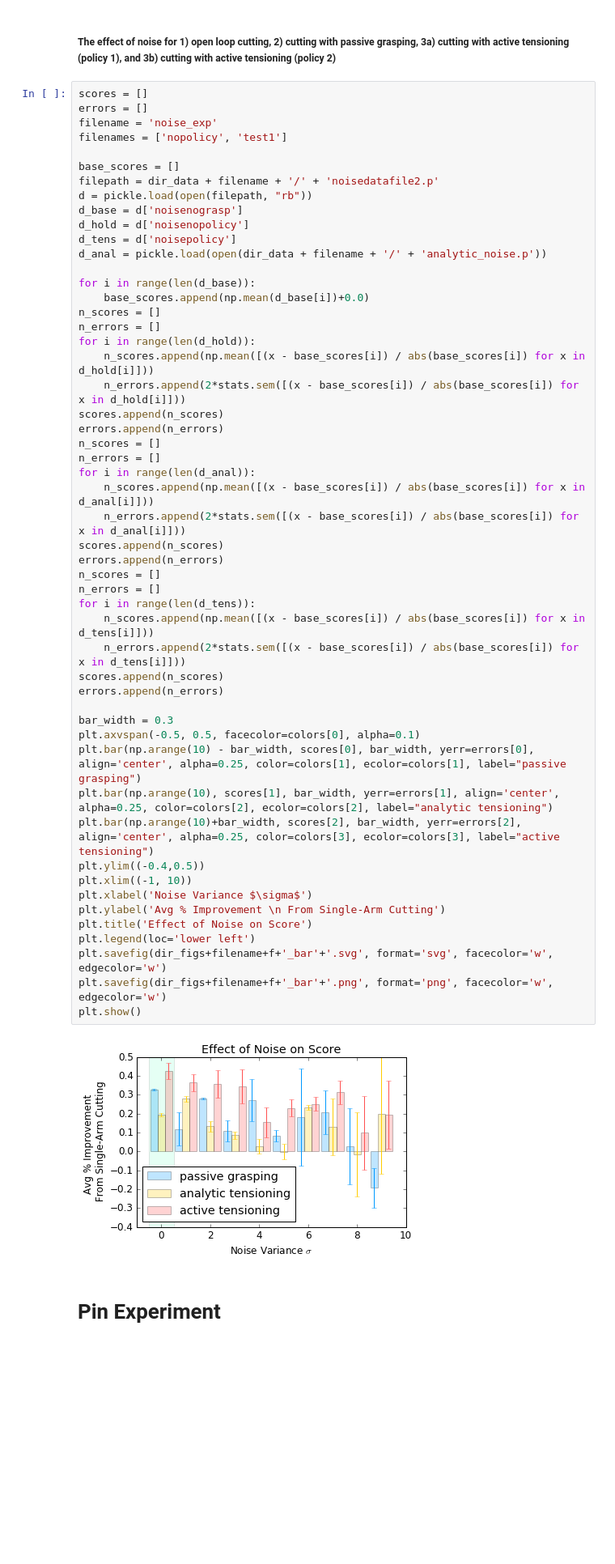
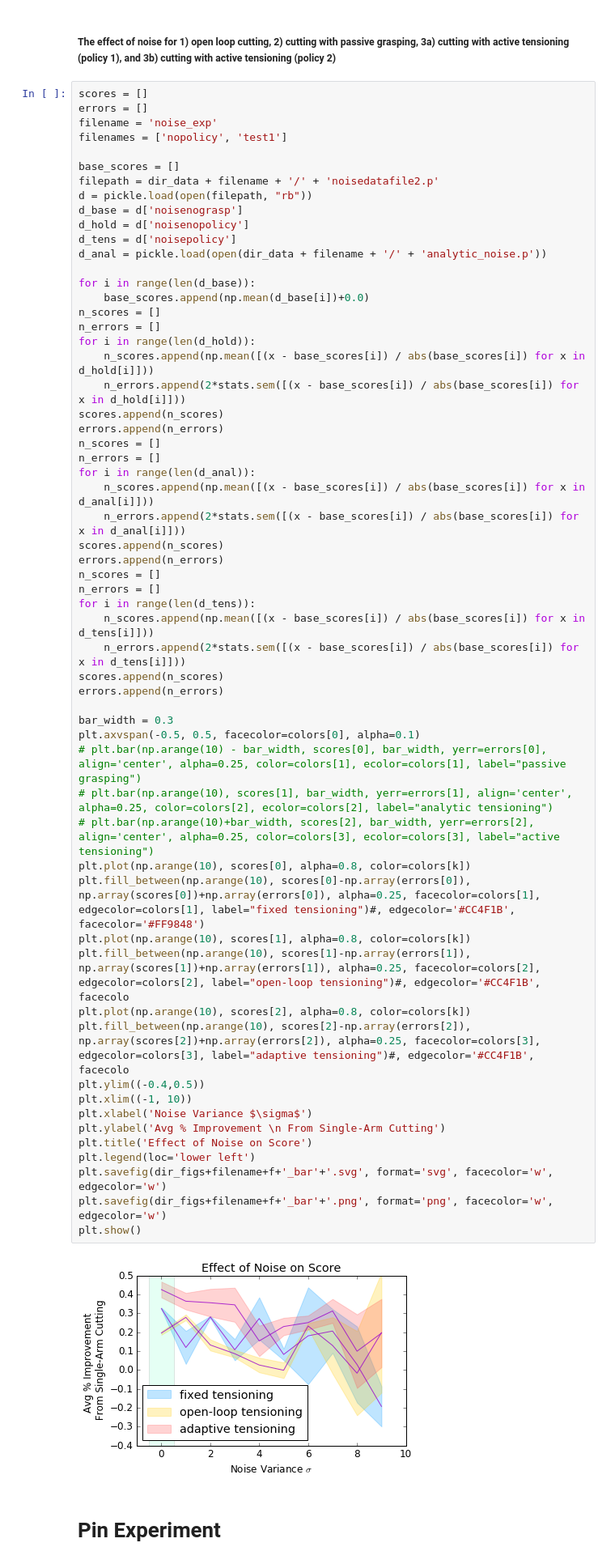
Before and after one commit to BerkeleyAutomation/cloth_simulation, a Jupyter notebook: Figures.ipynb, the cells around one changed output. Shown: that part at 81% size. Saved outputs shown, nothing was run; the diff lists cells and outputs as text; blank space fills up the shorter version.

Commit message:
Adding figures

```diff
--- a/Figures.ipynb
+++ b/Figures.ipynb
@@ -342,37 +342,43 @@ for i in range(len(d_hold)):
     n_errors.append(2*stats.sem([(x - base_scores[i]) / abs(base_scores[i]) for x in d_hold[i]]))
 scores.append(n_scores)
 errors.append(n_errors)
 n_scores = []
 n_errors = []
 for i in range(len(d_anal)):
     n_scores.append(np.mean([(x - base_scores[i]) / abs(base_scores[i]) for x in d_anal[i]]))
     n_errors.append(2*stats.sem([(x - base_scores[i]) / abs(base_scores[i]) for x in d_anal[i]]))
 scores.append(n_scores)
 errors.append(n_errors)
 n_scores = []
 n_errors = []
 for i in range(len(d_tens)):
     n_scores.append(np.mean([(x - base_scores[i]) / abs(base_scores[i]) for x in d_tens[i]]))
     n_errors.append(2*stats.sem([(x - base_scores[i]) / abs(base_scores[i]) for x in d_tens[i]]))
 scores.append(n_scores)
 errors.append(n_errors)
 
 bar_width = 0.3
 plt.axvspan(-0.5, 0.5, facecolor=colors[0], alpha=0.1)
-plt.bar(np.arange(10) - bar_width, scores[0], bar_width, yerr=errors[0], align='center', alpha=0.25, color=colors[1], ecolor=colors[1], label="passive grasping")
-plt.bar(np.arange(10), scores[1], bar_width, yerr=errors[1], align='center', alpha=0.25, color=colors[2], ecolor=colors[2], label="analytic tensioning")
-plt.bar(np.arange(10)+bar_width, scores[2], bar_width, yerr=errors[2], align='center', alpha=0.25, color=colors[3], ecolor=colors[3], label="active tensioning")
+# plt.bar(np.arange(10) - bar_width, scores[0], bar_width, yerr=errors[0], align='center', alpha=0.25, color=colors[1], ecolor=colors[1], label="passive grasping")
+# plt.bar(np.arange(10), scores[1], bar_width, yerr=errors[1], align='center', alpha=0.25, color=colors[2], ecolor=colors[2], label="analytic tensioning")
+# plt.bar(np.arange(10)+bar_width, scores[2], bar_width, yerr=errors[2], align='center', alpha=0.25, color=colors[3], ecolor=colors[3], label="active tensioning")
+plt.plot(np.arange(10), scores[0], alpha=0.8, color=colors[k])
+plt.fill_between(np.arange(10), scores[0]-np.array(errors[0]), np.array(scores[0])+np.array(errors[0]), alpha=0.25, facecolor=colors[1], edgecolor=colors[1], label="fixed tensioning")#, edgecolor='#CC4F1B', facecolor='#FF9848')
+plt.plot(np.arange(10), scores[1], alpha=0.8, color=colors[k])
+plt.fill_between(np.arange(10), scores[1]-np.array(errors[1]), np.array(scores[1])+np.array(errors[1]), alpha=0.25, facecolor=colors[2], edgecolor=colors[2], label="open-loop tensioning")#, edgecolor='#CC4F1B', facecolo
+plt.plot(np.arange(10), scores[2], alpha=0.8, color=colors[k])
+plt.fill_between(np.arange(10), scores[2]-np.array(errors[2]), np.array(scores[2])+np.array(errors[2]), alpha=0.25, facecolor=colors[3], edgecolor=colors[3], label="adaptive tensioning")#, edgecolor='#CC4F1B', facecolo
 plt.ylim((-0.4,0.5))
 plt.xlim((-1, 10))
 plt.xlabel('Noise Variance $\sigma$')
 plt.ylabel('Avg % Improvement \n From Single-Arm Cutting')
 plt.title('Effect of Noise on Score')
 plt.legend(loc='lower left')
 plt.savefig(dir_figs+filename+f+'_bar'+'.svg', format='svg', facecolor='w', edgecolor='w')
 plt.savefig(dir_figs+filename+f+'_bar'+'.png', format='png', facecolor='w', edgecolor='w')
 plt.show()
 # %% [output]
-[figure, old version]
+[figure, new version]
 # %% [markdown]
 # Pin Experiment
 # %% [markdown]
```
Also changed, not shown: parts of 2 cells of this notebook.
